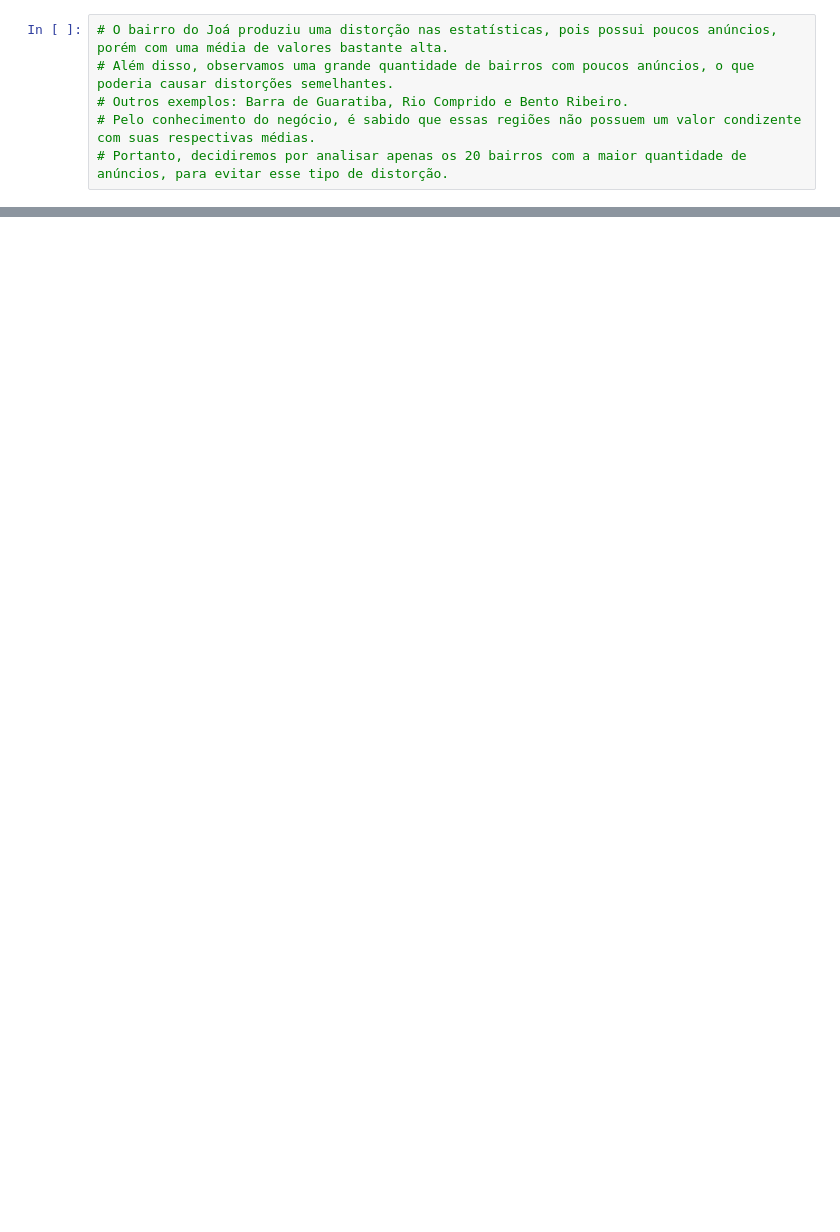
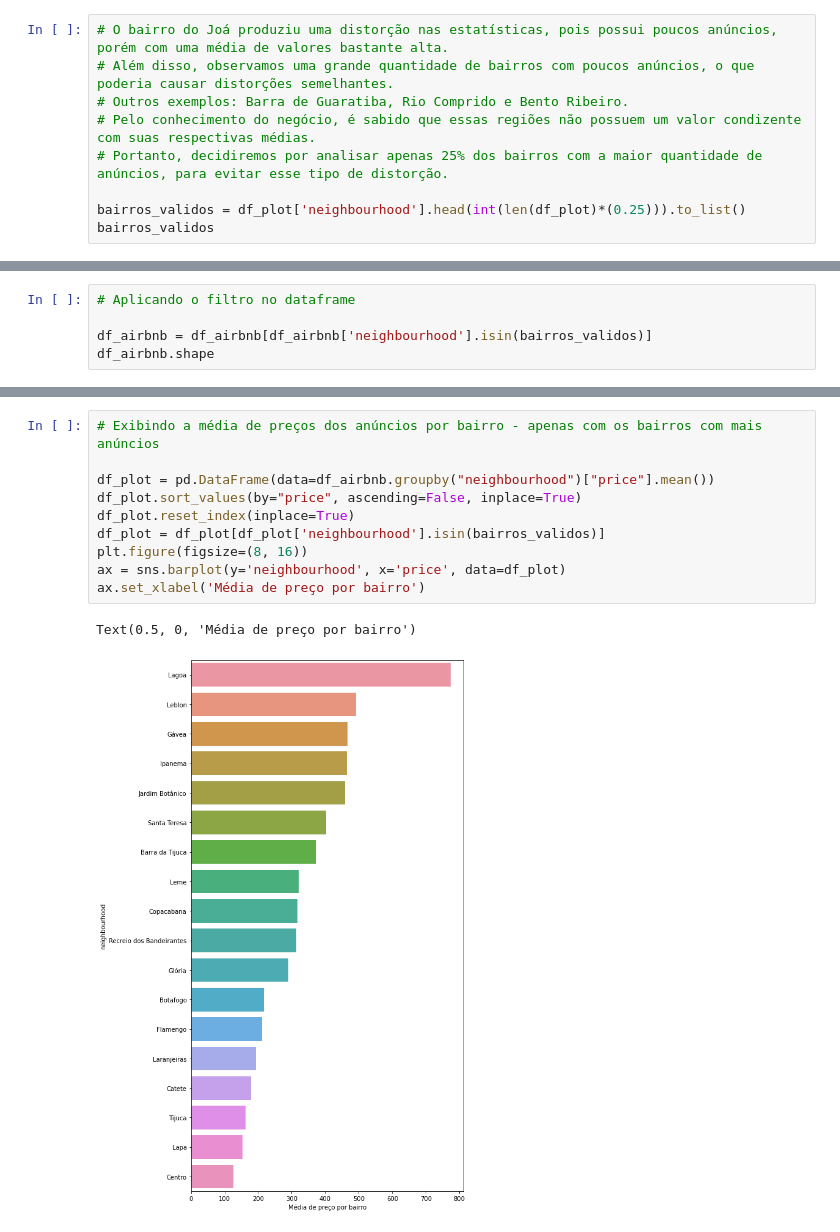
Before and after one commit to frlsouza/pmv_tcc_airbnb, a Jupyter notebook: tcc-puc-airbnb-exploracao.ipynb, the cells around one changed output, grey strips where cells are left out. Drawn from its saved outputs; the diff is of its cells as text; blank space fills up the shorter version.

```diff
--- a/tcc-puc-airbnb-exploracao.ipynb
+++ b/tcc-puc-airbnb-exploracao.ipynb
@@ -80,4 +54,7 @@ Text(0.5, 0, 'Contagem de anúncios por bairro')
 # Além disso, observamos uma grande quantidade de bairros com poucos anúncios, o que poderia causar distorções semelhantes.
 # Outros exemplos: Barra de Guaratiba, Rio Comprido e Bento Ribeiro.
 # Pelo conhecimento do negócio, é sabido que essas regiões não possuem um valor condizente com suas respectivas médias.
-# Portanto, decidiremos por analisar apenas os 20 bairros com a maior quantidade de anúncios, para evitar esse tipo de distorção.
+# Portanto, decidiremos por analisar apenas 25% dos bairros com a maior quantidade de anúncios, para evitar esse tipo de distorção.
+
+bairros_validos = df_plot['neighbourhood'].head(int(len(df_plot)*(0.25))).to_list()
+bairros_validos
@@ -83,0 +80,5 @@ Text(0.5, 0, 'Contagem de anúncios por bairro')
+# %%
+# Aplicando o filtro no dataframe
+
+df_airbnb = df_airbnb[df_airbnb['neighbourhood'].isin(bairros_validos)]
+df_airbnb.shape
@@ -83,0 +100,13 @@ Text(0.5, 0, 'Contagem de anúncios por bairro')
+# %%
+# Exibindo a média de preços dos anúncios por bairro - apenas com os bairros com mais anúncios
+
+df_plot = pd.DataFrame(data=df_airbnb.groupby("neighbourhood")["price"].mean())
+df_plot.sort_values(by="price", ascending=False, inplace=True)
+df_plot.reset_index(inplace=True)
+df_plot = df_plot[df_plot['neighbourhood'].isin(bairros_validos)]
+plt.figure(figsize=(8, 16))
+ax = sns.barplot(y='neighbourhood', x='price', data=df_plot)
+ax.set_xlabel('Média de preço por bairro')
+# %% [output]
+Text(0.5, 0, 'Média de preço por bairro')
+[figure, added]
```
Also changed, not shown: parts of 17 cells of this notebook, 5 other files.
